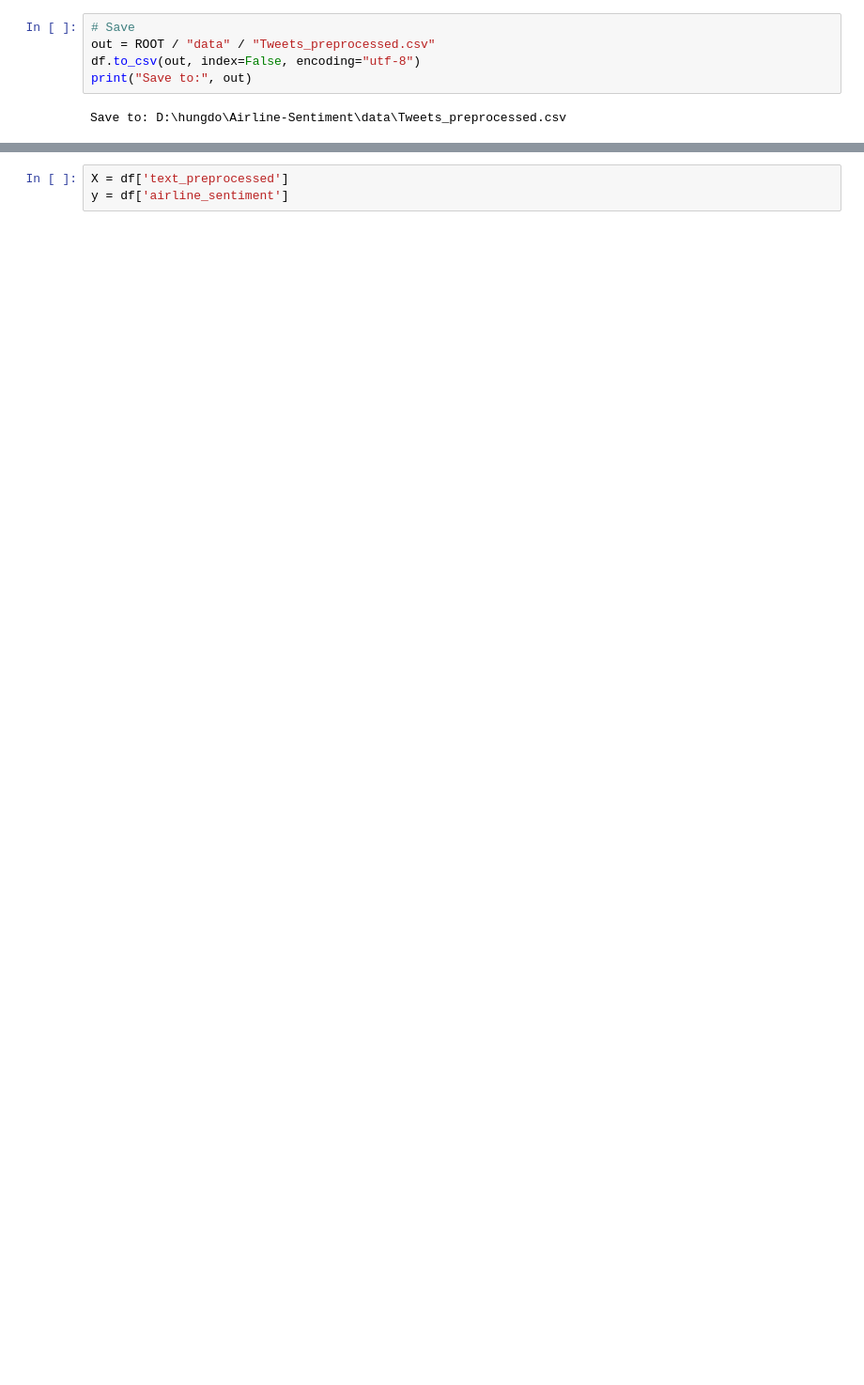
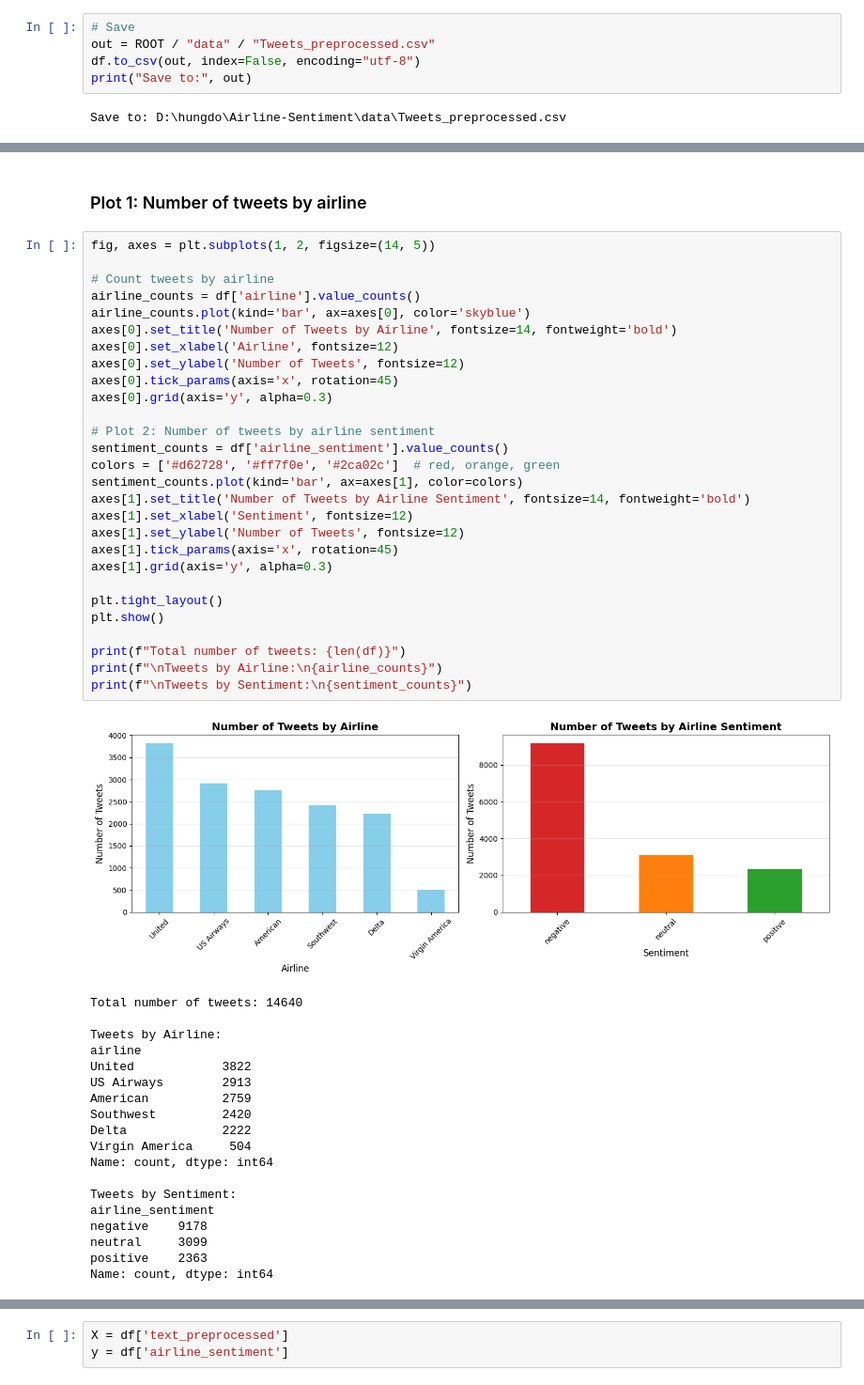
Before and after one commit to beanstalklab/Airline-Sentiment, a Jupyter notebook: notebook/final.ipynb, the cells around one changed output, grey strips where cells are left out. Shown at 94% size. Drawn from its saved outputs; the diff is of its cells as text; blank space fills up the shorter version.

```diff
--- a/notebook/final.ipynb
+++ b/notebook/final.ipynb
@@ -394,0 +354,50 @@ Save to: D:\hungdo\Airline-Sentiment\data\Tweets_preprocessed.csv
+# %% [markdown]
+### Plot 1: Number of tweets by airline
+# %%
+fig, axes = plt.subplots(1, 2, figsize=(14, 5))
+
+# Count tweets by airline
+airline_counts = df['airline'].value_counts()
+airline_counts.plot(kind='bar', ax=axes[0], color='skyblue')
+axes[0].set_title('Number of Tweets by Airline', fontsize=14, fontweight='bold')
+axes[0].set_xlabel('Airline', fontsize=12)
+axes[0].set_ylabel('Number of Tweets', fontsize=12)
+axes[0].tick_params(axis='x', rotation=45)
+axes[0].grid(axis='y', alpha=0.3)
+
+# Plot 2: Number of tweets by airline sentiment
+sentiment_counts = df['airline_sentiment'].value_counts()
+colors = ['#d62728', '#ff7f0e', '#2ca02c']  # red, orange, green
+sentiment_counts.plot(kind='bar', ax=axes[1], color=colors)
+axes[1].set_title('Number of Tweets by Airline Sentiment', fontsize=14, fontweight='bold')
+axes[1].set_xlabel('Sentiment', fontsize=12)
+axes[1].set_ylabel('Number of Tweets', fontsize=12)
+axes[1].tick_params(axis='x', rotation=45)
+axes[1].grid(axis='y', alpha=0.3)
+
+plt.tight_layout()
+plt.show()
+
+print(f"Total number of tweets: {len(df)}")
+print(f"\nTweets by Airline:\n{airline_counts}")
+print(f"\nTweets by Sentiment:\n{sentiment_counts}")
+# %% [output]
+[figure, added]
+Total number of tweets: 14640
+
+Tweets by Airline:
+airline
+United            3822
+US Airways        2913
+American          2759
+Southwest         2420
+Delta             2222
+Virgin America     504
+Name: count, dtype: int64
+
+Tweets by Sentiment:
+airline_sentiment
+negative    9178
+neutral     3099
+positive    2363
+Name: count, dtype: int64
```
Also changed, not shown: parts of 61 cells of this notebook, 1 other file.
